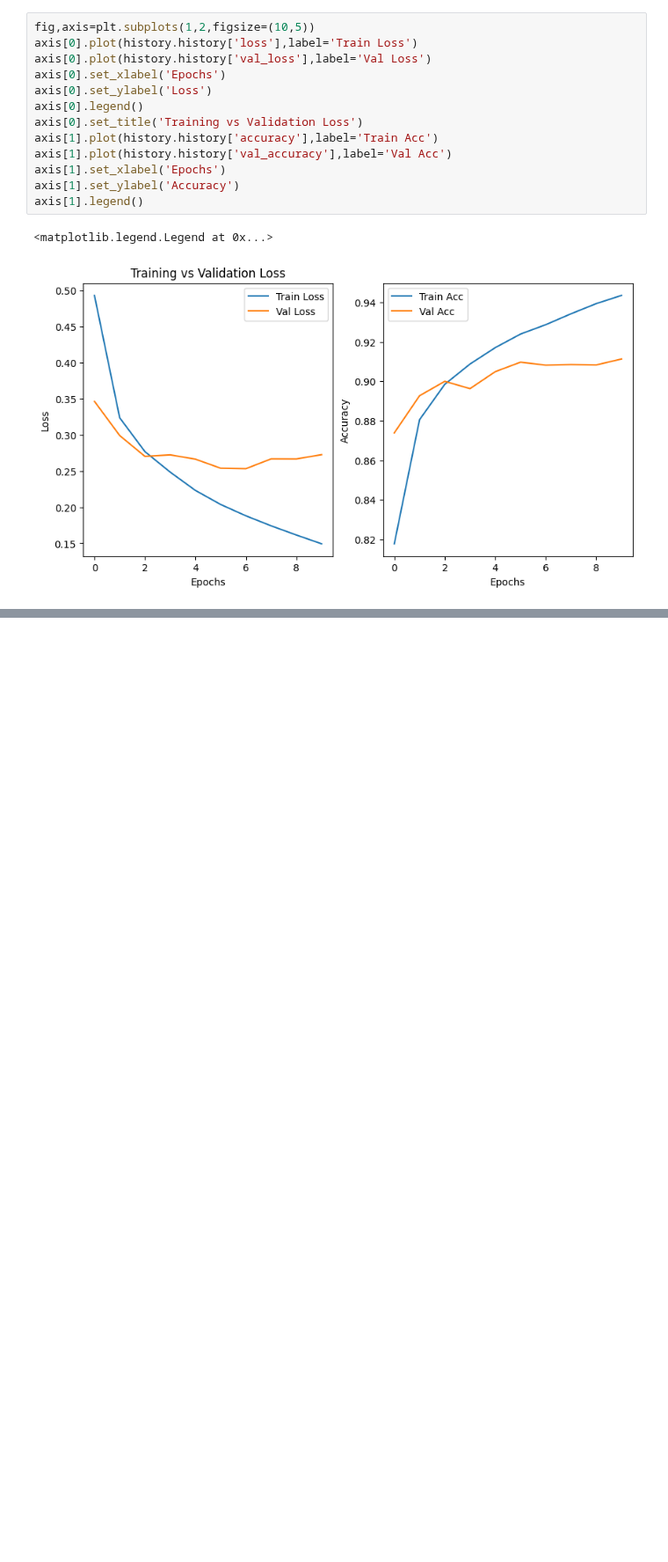
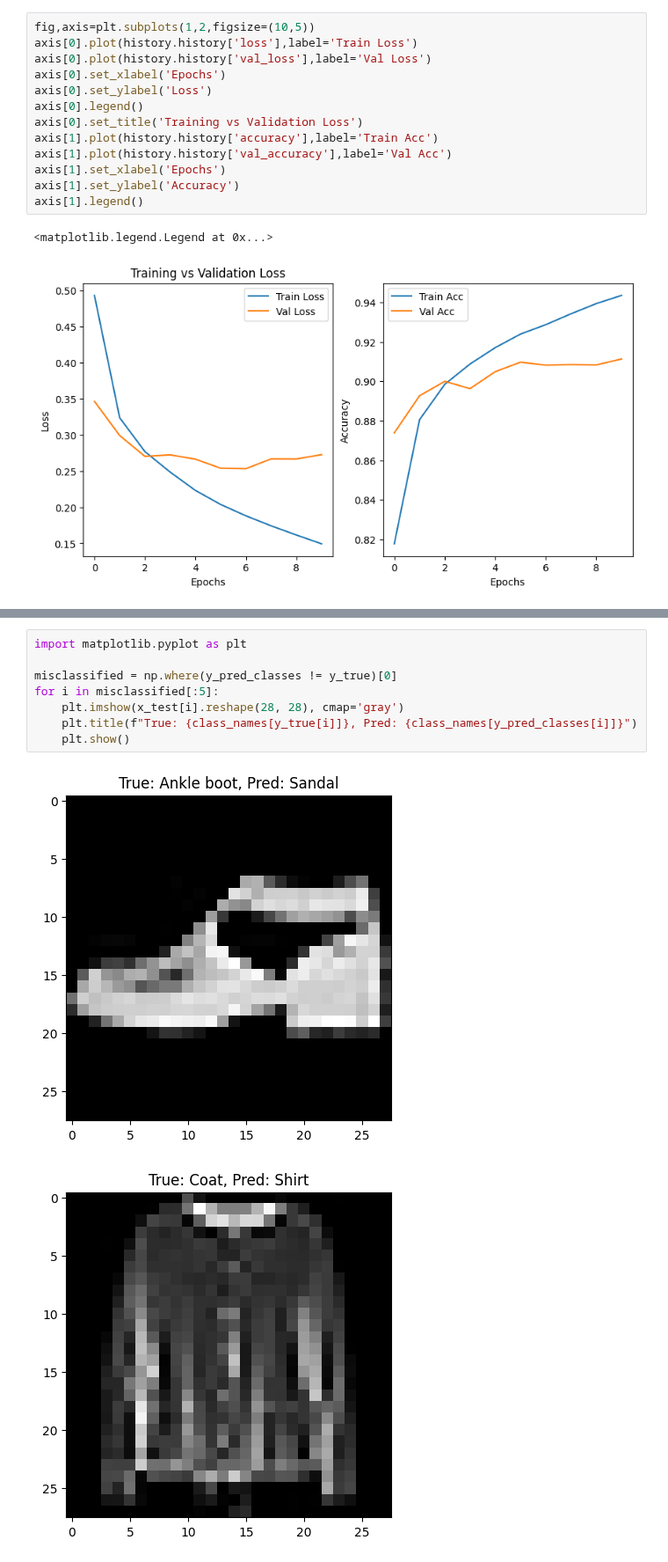
Before and after one commit to Harshkotkar/Deep-Learning, a Jupyter notebook: fashion_mnist.ipynb, the cells around one changed output, grey strips where cells are left out. Shown at 88% size. Saved outputs shown, nothing was run; the diff lists cells and outputs as text; blank space fills up the shorter version.

```diff
--- a/fashion_mnist.ipynb
+++ b/fashion_mnist.ipynb
@@ -100,0 +146,11 @@ plt.show()
+# %%
+import matplotlib.pyplot as plt
+
+misclassified = np.where(y_pred_classes != y_true)[0]
+for i in misclassified[:5]:
+    plt.imshow(x_test[i].reshape(28, 28), cmap='gray')
+    plt.title(f"True: {class_names[y_true[i]]}, Pred: {class_names[y_pred_classes[i]]}")
+    plt.show()
+# %% [output]
+[figure, added]
+[figure, added]
```
Also changed, not shown: parts of 6 cells of this notebook.
